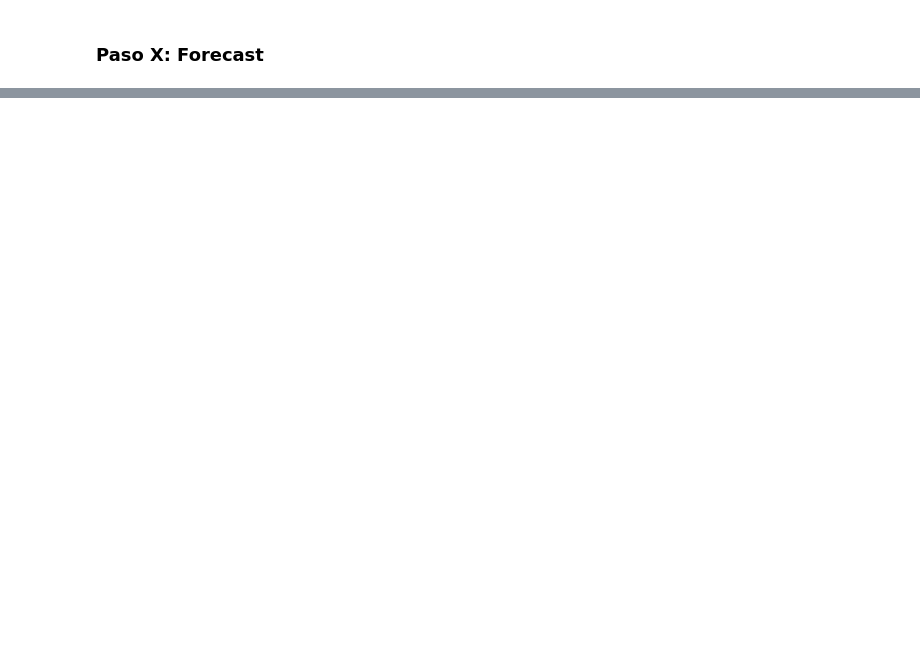
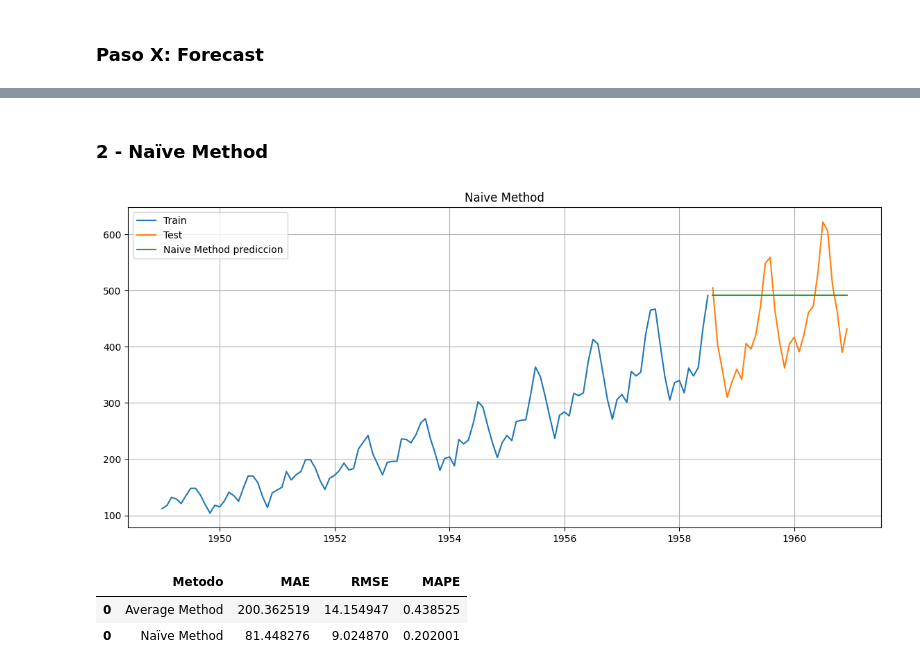
Before and after one commit to AndresMontesDeOca/TimeSeries, a Jupyter notebook: Machete_TS.ipynb, the cells around one changed output, grey strips where cells are left out. Saved outputs shown, nothing was run; the diff lists cells and outputs as text; code cells hidden in the pictures; blank space fills up the shorter version.

```diff
--- a/Machete_TS.ipynb
+++ b/Machete_TS.ipynb
@@ -548,0 +532,34 @@ Freq: MS, Name: predicted_mean, Length: 143, dtype: float64
+# %% [markdown]
+### 2 - Naïve Method
+# %%
+test['prediccion_Naive_M'] = train['Pasajeros'][train.shape[0]-1]
+
+# Ploteo
+plt.figure(figsize=(14,6))
+plt.grid()
+plt.plot(train['Pasajeros'], label='Train')
+plt.plot(test['Pasajeros'], label='Test')
+plt.plot(test['prediccion_Naive_M'], label='Naive Method prediccion')
+plt.legend(loc='best')
+plt.title('Naive Method')
+plt.show()
+# %% [output]
+[figure, added]
+# %%
+# Evaluación de la Performance del Pronóstico
+
+MAE_NAIVE_METHOD = mean_absolute_error(test['Pasajeros'], test['prediccion_Naive_M'])
+RMSE_NAIVE_METHOD = math.sqrt(MAE_NAIVE_METHOD)
+MAPE_NAIVE_METHOD = mean_absolute_percentage_error(test['Pasajeros'], test['prediccion_Naive_M'])
+
+# Imprimir Resultados
+resultados_NAIVE_METHOD = pd.DataFrame({'Metodo':['Naïve Method'],'MAE':[MAE_NAIVE_METHOD] ,'RMSE': [RMSE_NAIVE_METHOD], 'MAPE': [MAPE_NAIVE_METHOD]})
+resultados_NAIVE_METHOD = resultados_NAIVE_METHOD[['Metodo', 'MAE','RMSE', 'MAPE']]
+# display(resultados_NAIVE_METHOD)
+
+# Impmirlos juntos
+pd.concat([resultados_AV_METHOD, resultados_NAIVE_METHOD], axis=0)
+# %% [output]
+|  | Metodo | MAE | RMSE | MAPE |
+| 0 | Average Method | 200.362519 | 14.154947 | 0.438525 |
+| 0 | Naïve Method | 81.448276 | 9.024870 | 0.202001 |
```
Also changed, not shown: parts of 18 cells of this notebook.
